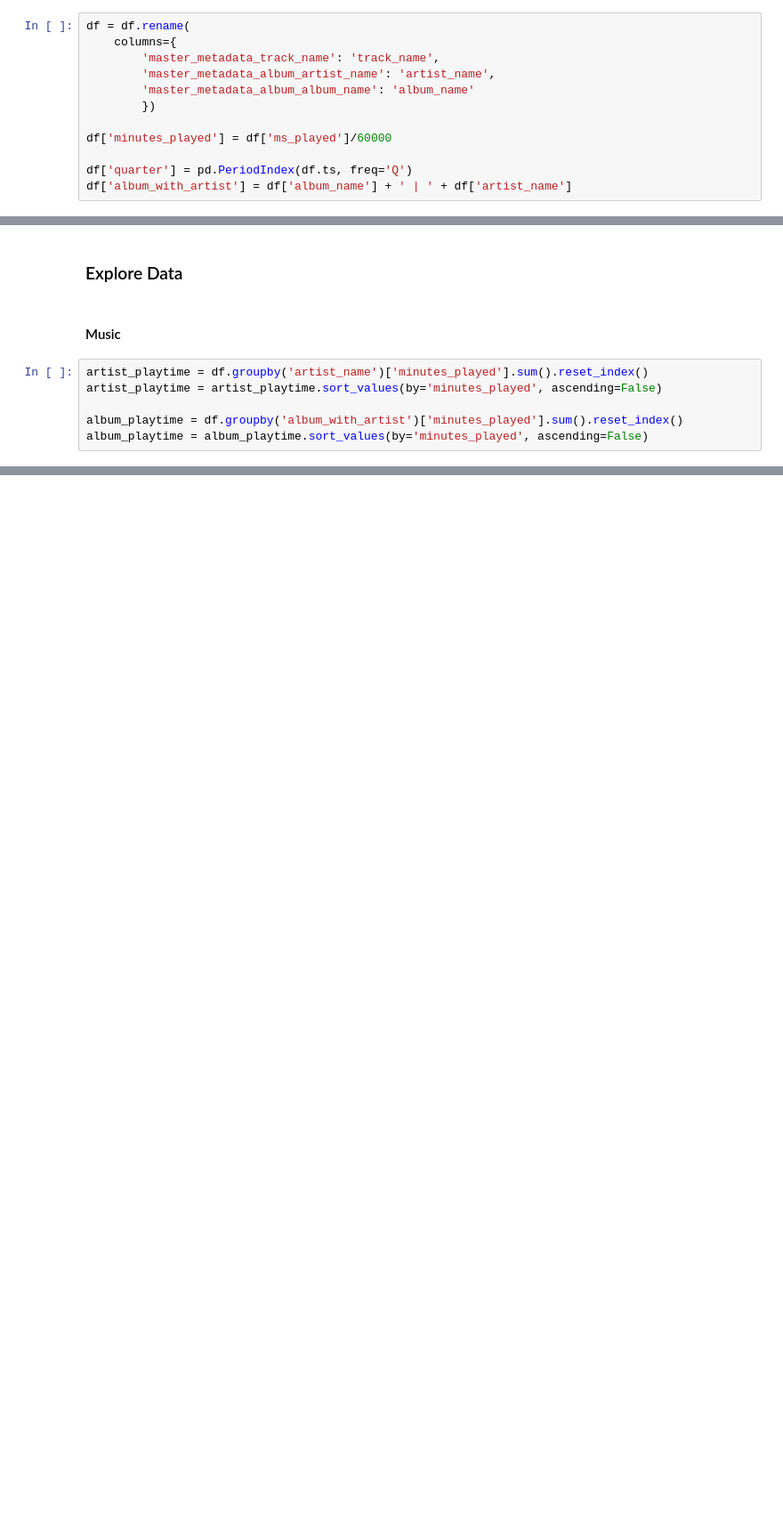
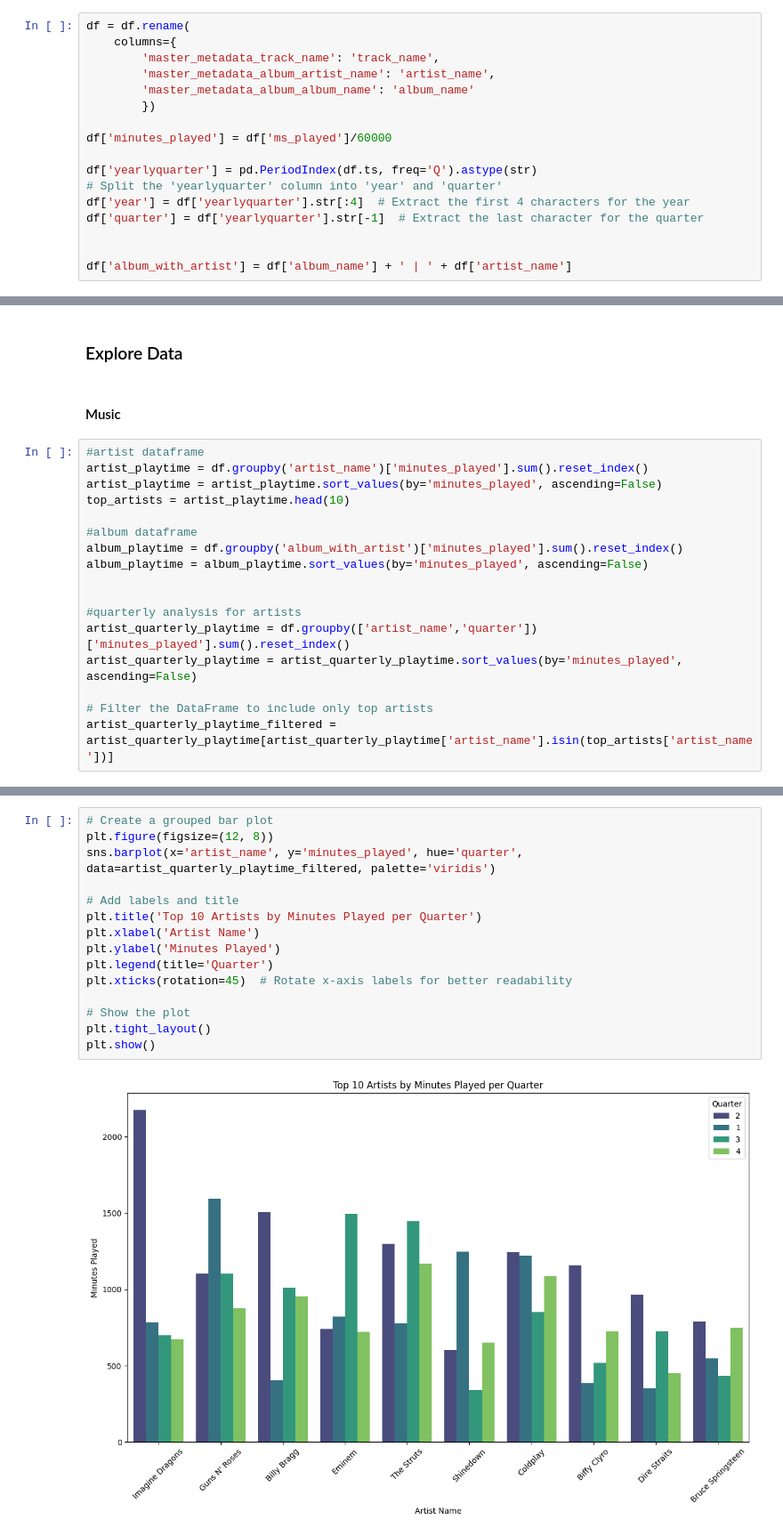
Before and after one commit to RyanYng/2Music, a Jupyter notebook: PersonalMusic/explore.ipynb, the cells around one changed output, grey strips where cells are left out. Shown at 89% size. Saved outputs shown, nothing was run; the diff lists cells and outputs as text; blank space fills up the shorter version.

Commit message:
brief quarterly analysis on top10 artists all time

```diff
--- a/PersonalMusic/explore.ipynb
+++ b/PersonalMusic/explore.ipynb
@@ -27,7 +27,12 @@ df = df.rename(
 
 df['minutes_played'] = df['ms_played']/60000
 
-df['quarter'] = pd.PeriodIndex(df.ts, freq='Q')
+df['yearlyquarter'] = pd.PeriodIndex(df.ts, freq='Q').astype(str)
+# Split the 'yearlyquarter' column into 'year' and 'quarter'
+df['year'] = df['yearlyquarter'].str[:4]  # Extract the first 4 characters for the year
+df['quarter'] = df['yearlyquarter'].str[-1]  # Extract the last character for the quarter
+
+
 df['album_with_artist'] = df['album_name'] + ' | ' + df['artist_name']
 # %%
 df.columns
@@ -57,11 +62,22 @@ df.head()
 # %% [markdown]
 #### Music
 # %%
+#artist dataframe
 artist_playtime = df.groupby('artist_name')['minutes_played'].sum().reset_index()
 artist_playtime = artist_playtime.sort_values(by='minutes_played', ascending=False)
+top_artists = artist_playtime.head(10)
 
+#album dataframe
 album_playtime = df.groupby('album_with_artist')['minutes_played'].sum().reset_index()
 album_playtime = album_playtime.sort_values(by='minutes_played', ascending=False)
+
+
+#quarterly analysis for artists
+artist_quarterly_playtime = df.groupby(['artist_name','quarter'])['minutes_played'].sum().reset_index()
+artist_quarterly_playtime = artist_quarterly_playtime.sort_values(by='minutes_played', ascending=False)
+
+# Filter the DataFrame to include only top artists
+artist_quarterly_playtime_filtered = artist_quarterly_playtime[artist_quarterly_playtime['artist_name'].isin(top_artists['artist_name'])]
 # %%
 import matplotlib.pyplot as plt
 import seaborn as sns
@@ -85,3 +100,20 @@ plt.ylabel("Album")
 plt.show()
 # %% [output]
 [figure]
+# %%
+# Create a grouped bar plot
+plt.figure(figsize=(12, 8))
+sns.barplot(x='artist_name', y='minutes_played', hue='quarter', data=artist_quarterly_playtime_filtered, palette='viridis')
+
+# Add labels and title
+plt.title('Top 10 Artists by Minutes Played per Quarter')
+plt.xlabel('Artist Name')
+plt.ylabel('Minutes Played')
+plt.legend(title='Quarter')
+plt.xticks(rotation=45)  # Rotate x-axis labels for better readability
+
+# Show the plot
+plt.tight_layout()
+plt.show()
+# %% [output]
+[figure, added]
```
Also changed, not shown: parts of 4 cells of this notebook.
